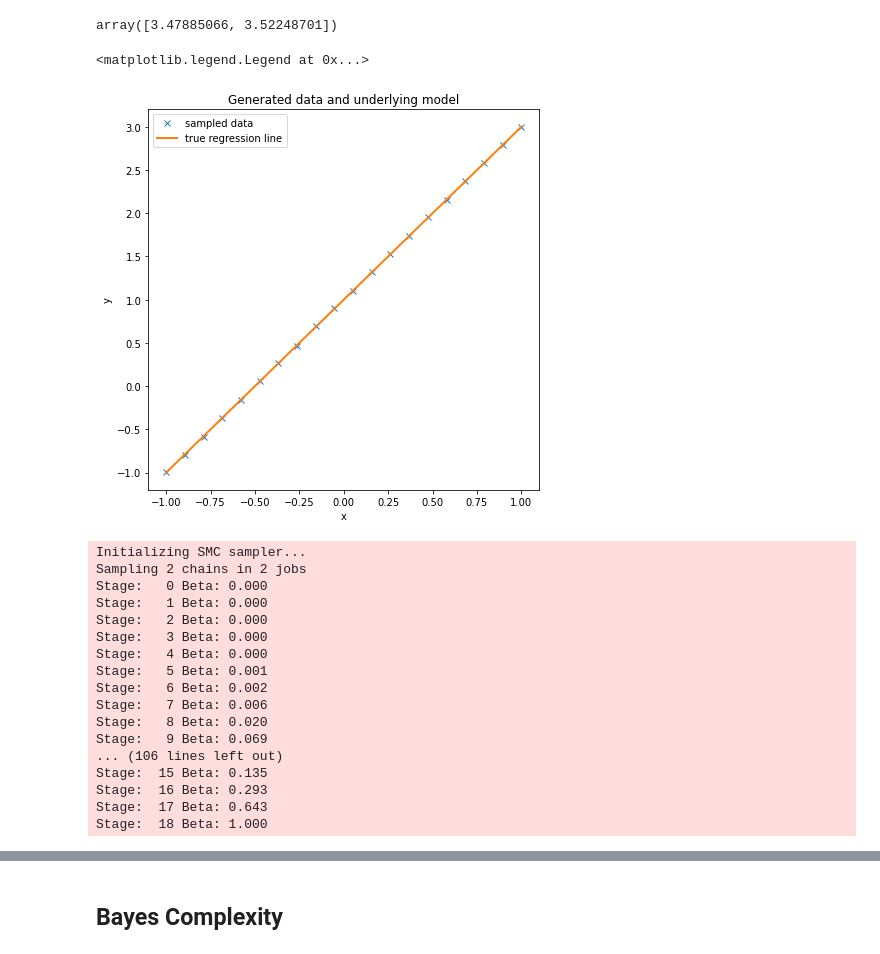
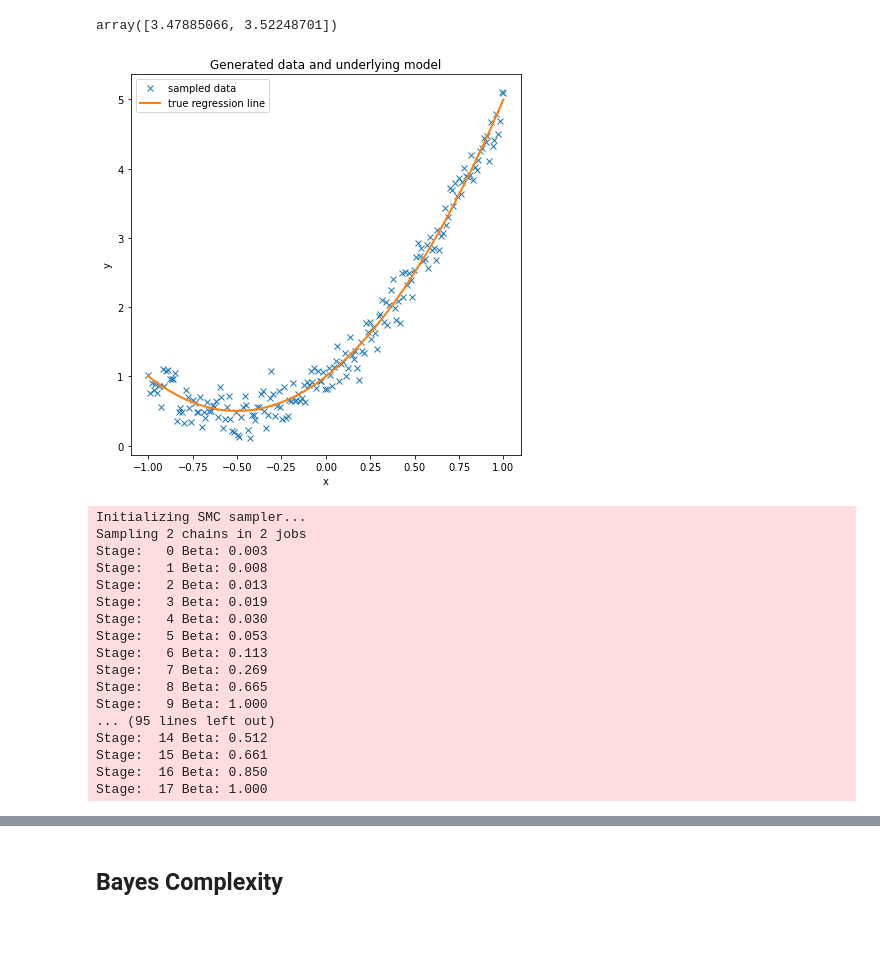
Before and after one commit to dschuechter/physics760_schuechter_krause, a Jupyter notebook: final_project/Code/Bayesian_model_selection_Testing.ipynb, the cells around one changed output, grey strips where cells are left out. Cells and saved outputs as stored; diff of their text form; code cells hidden in the pictures.

Commit message:
Revert "changed error with sigma"
This reverts commit 6db992e0ccdc6db5a86b1cbe519929d52b828148.

```diff
--- a/final_project/Code/Bayesian_model_selection_Testing.ipynb
+++ b/final_project/Code/Bayesian_model_selection_Testing.ipynb
@@ -51,34 +51,31 @@ BF_smc
 # %% [output]
 array([3.47885066, 3.52248701])
 # %%
-size = 20
+size = 200
 true_intercept = 1
 true_slope = 2
 true_sq=2
 
 x = np.linspace(-1, 1, size)
 # y = a + b*x
-true_regression_line = true_intercept + true_slope * x
+true_regression_line = true_intercept + true_slope * x+2*x**2
 # add noise
-sigma=.005
-
-y = true_regression_line + np.random.normal(scale=sigma, size=size)
+y = true_regression_line + np.random.normal(scale=0.2, size=size)
 
 data = dict(x=x, y=y)
 fig = plt.figure(figsize=(7, 7))
 ax = fig.add_subplot(111, xlabel="x", ylabel="y", title="Generated data and underlying model")
 ax.plot(x, y, "x", label="sampled data")
 ax.plot(x, true_regression_line, label="true regression line", lw=2.0)
-plt.legend(loc=0)
+plt.legend(loc=0);
 # %% [output]
-<matplotlib.legend.Legend at 0x...>
-[figure, old version]
+[figure, new version]
 # %%
-sampleSize = 2500
+sampleSize = 10000
 
 with pm.Model() as lin_model:  # model specifications in PyMC3 are wrapped in a with-statement
     # Define priors
-    #sigma = pm.HalfCauchy("sigma", beta=10, testval=1.0)
+    sigma = pm.HalfCauchy("sigma", beta=10, testval=1.0)
     intercept = pm.Normal("Intercept", 0, sigma=20)
     m = pm.Normal("m", 0, sigma=20)
 
@@ -91,7 +88,7 @@ with pm.Model() as lin_model:  # model specifications in PyMC3 are wrapped in a
 
 with pm.Model() as const_model:  # model specifications in PyMC3 are wrapped in a with-statement
     # Define priors
-    #sigma = pm.HalfCauchy("sigma", beta=10, testval=1.0)
+    sigma = pm.HalfCauchy("sigma", beta=10, testval=1.0)
     intercept = pm.Normal("Intercept", 0, sigma=20)
     #x_coeff = pm.Normal("x", 0, sigma=20)
 
@@ -104,7 +101,7 @@ with pm.Model() as const_model:  # model specifications in PyMC3 are wrapped in
 
 with pm.Model() as sq_model:  # model specifications in PyMC3 are wrapped in a with-statement
     # Define priors
-    #sigma = pm.HalfCauchy("sigma", beta=10, testval=1.0)
+    sigma = pm.HalfCauchy("sigma", beta=10, testval=1.0)
     intercept = pm.Normal("Intercept", 0, sigma=20)
     #x_coeff = pm.Normal("x", 0, sigma=20)
     a = pm.Normal("a", 0, sigma=20)
@@ -117,7 +114,7 @@ with pm.Model() as sq_model:  # model specifications in PyMC3 are wrapped in a w
     # Inference!
     sq_trace =  pm.sample_smc(sampleSize, random_seed=42, parallel=False)
 with pm.Model() as cub_model:
-    #sigma = pm.HalfCauchy("sigma", beta=10, testval=1.0)
+    sigma = pm.HalfCauchy("sigma", beta=10, testval=1.0)
     intercept = pm.Normal("Intercept", 0, sigma=20)
     a = pm.Normal("a", 0, sigma=20)
     b = pm.Normal("b", 0, sigma=20)
@@ -129,20 +126,20 @@ with pm.Model() as cub_model:
 # %% [output]
 Initializing SMC sampler...
 Sampling 2 chains in 2 jobs
-Stage:   0 Beta: 0.000
-Stage:   1 Beta: 0.000
-Stage:   2 Beta: 0.000
-Stage:   3 Beta: 0.000
-Stage:   4 Beta: 0.000
-Stage:   5 Beta: 0.001
-Stage:   6 Beta: 0.002
-Stage:   7 Beta: 0.006
-Stage:   8 Beta: 0.020
-Stage:   9 Beta: 0.069
-... (106 lines left out)
-Stage:  15 Beta: 0.135
-Stage:  16 Beta: 0.293
-Stage:  17 Beta: 0.643
-Stage:  18 Beta: 1.000
+Stage:   0 Beta: 0.003
+Stage:   1 Beta: 0.008
+Stage:   2 Beta: 0.013
+Stage:   3 Beta: 0.019
+Stage:   4 Beta: 0.030
+Stage:   5 Beta: 0.053
+Stage:   6 Beta: 0.113
+Stage:   7 Beta: 0.269
+Stage:   8 Beta: 0.665
+Stage:   9 Beta: 1.000
+... (95 lines left out)
+Stage:  14 Beta: 0.512
+Stage:  15 Beta: 0.661
+Stage:  16 Beta: 0.850
+Stage:  17 Beta: 1.000
 # %%
 with lin_model:
```
Also changed, not shown: parts of 5 cells of this notebook.
